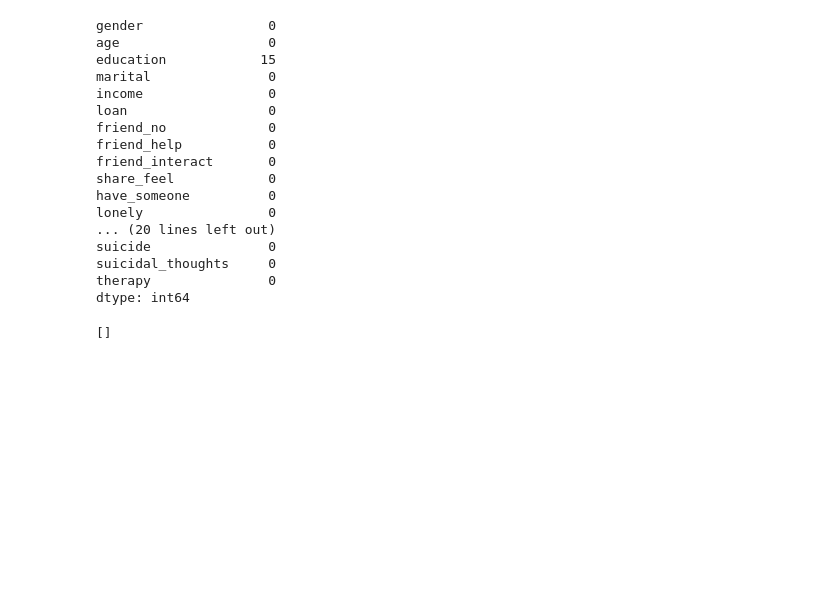
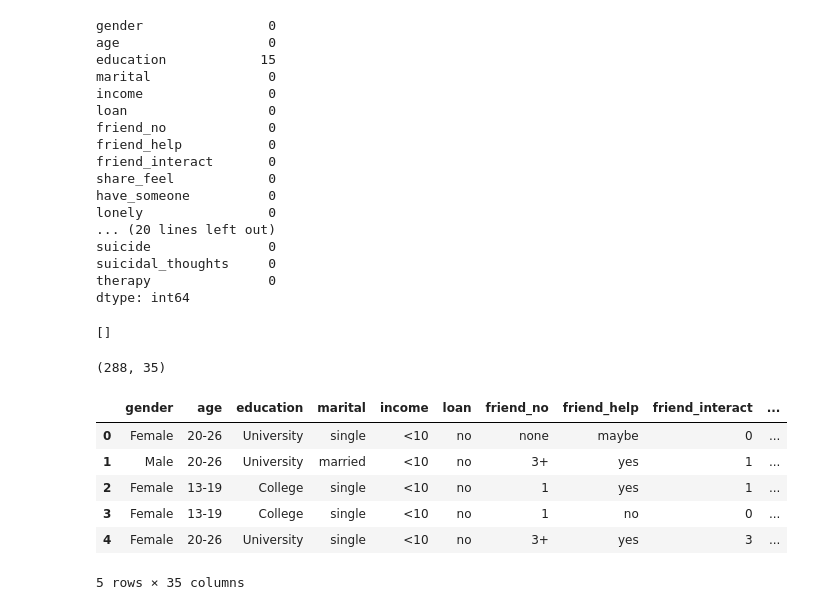
Before and after one commit to imraghavagr/mental-health, a Jupyter notebook: notebooks/00-ra-initial.ipynb, the cells around one changed output. Cells and saved outputs as stored; diff of their text form; code cells hidden in the pictures; blank space fills up the shorter version.

```diff
--- a/notebooks/00-ra-initial.ipynb
+++ b/notebooks/00-ra-initial.ipynb
@@ -392,3 +395,16 @@ for x in df3.columns:
+# %%
+final_data = pd.read_csv('../data/processed/completeData.csv')
+print(final_data.shape)
+final_data.head()
+# %% [output]
+(288, 35)
+|  | gender | age | education | marital | income | loan | friend_no | friend_help | friend_interact | ... |
+| 0 | Female | 20-26 | University | single | <10 | no | none | maybe | 0 | ... |
+| 1 | Male | 20-26 | University | married | <10 | no | 3+ | yes | 1 | ... |
+| 2 | Female | 13-19 | College | single | <10 | no | 1 | yes | 1 | ... |
+| 3 | Female | 13-19 | College | single | <10 | no | 1 | no | 0 | ... |
+| 4 | Female | 20-26 | University | single | <10 | no | 3+ | yes | 3 | ... |
+5 rows × 35 columns
 # %%
 # # Label Encoding
 # from sklearn import preprocessing
```
Also changed, not shown: parts of 1 cell of this notebook.
